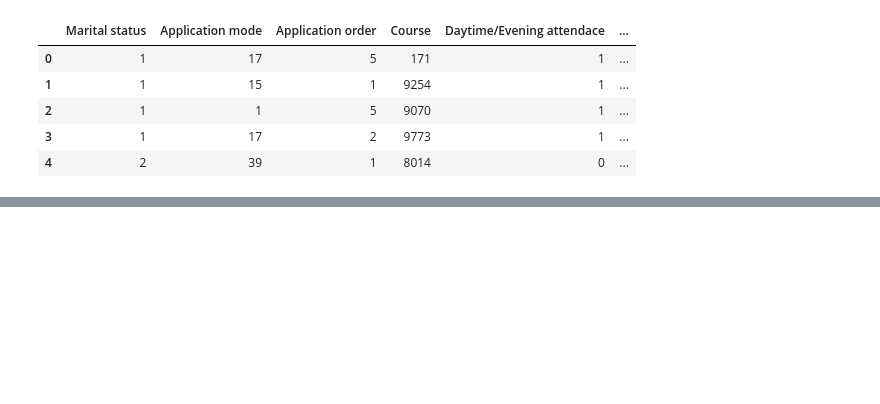
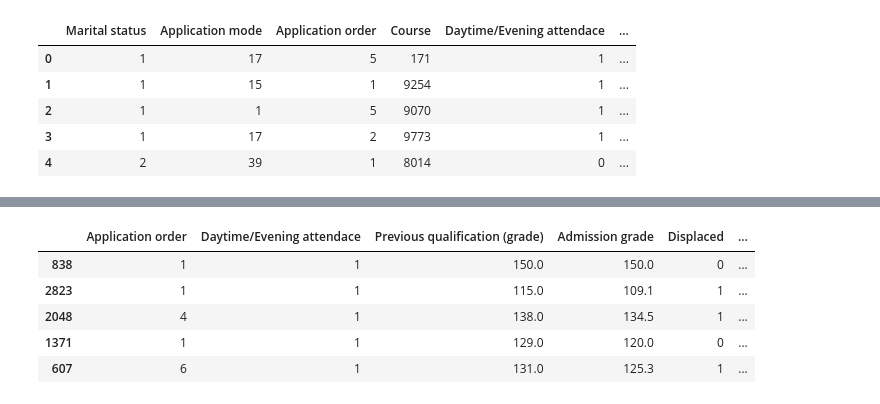
Before and after one commit to GelsonSze/CSC713M-MCO, a Jupyter notebook: CSC713M MCO.ipynb, the cells around one changed output, grey strips where cells are left out. Saved outputs shown, nothing was run; the diff lists cells and outputs as text; code cells hidden in the pictures; blank space fills up the shorter version.

```diff
--- a/CSC713M MCO.ipynb
+++ b/CSC713M MCO.ipynb
@@ -27,0 +101,9 @@ df.head()
+# %%
+OHE_val_df.head()
+# %% [output]
+|  | Application order | Daytime/Evening attendace | Previous qualification (grade) | Admission grade | Displaced | ... |
+| 838 | 1 | 1 | 150.0 | 150.0 | 0 | ... |
+| 2823 | 1 | 1 | 115.0 | 109.1 | 1 | ... |
+| 2048 | 4 | 1 | 138.0 | 134.5 | 1 | ... |
+| 1371 | 1 | 1 | 129.0 | 120.0 | 0 | ... |
+| 607 | 6 | 1 | 131.0 | 125.3 | 1 | ... |
```
Also changed, not shown: parts of 20 cells of this notebook.
